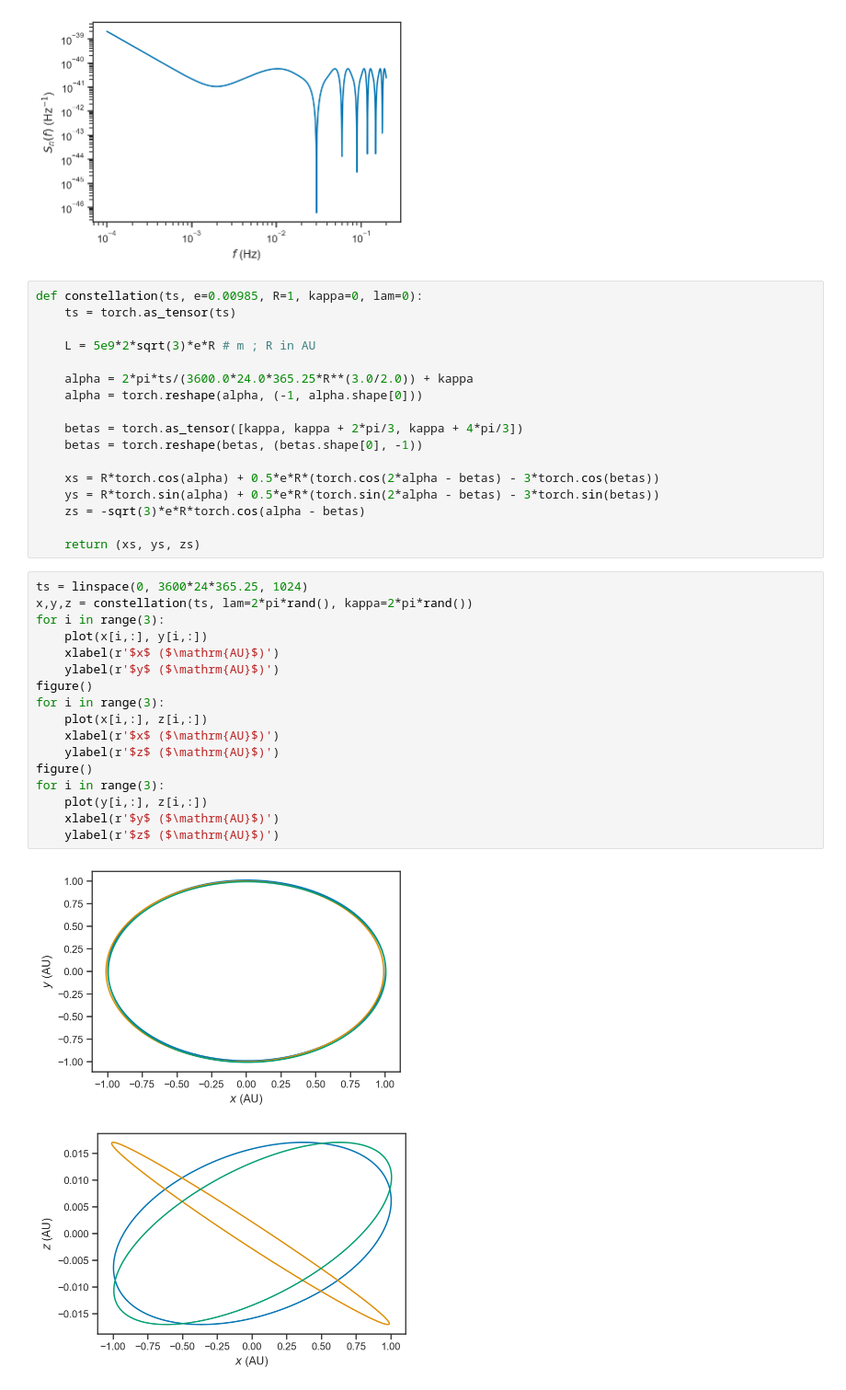
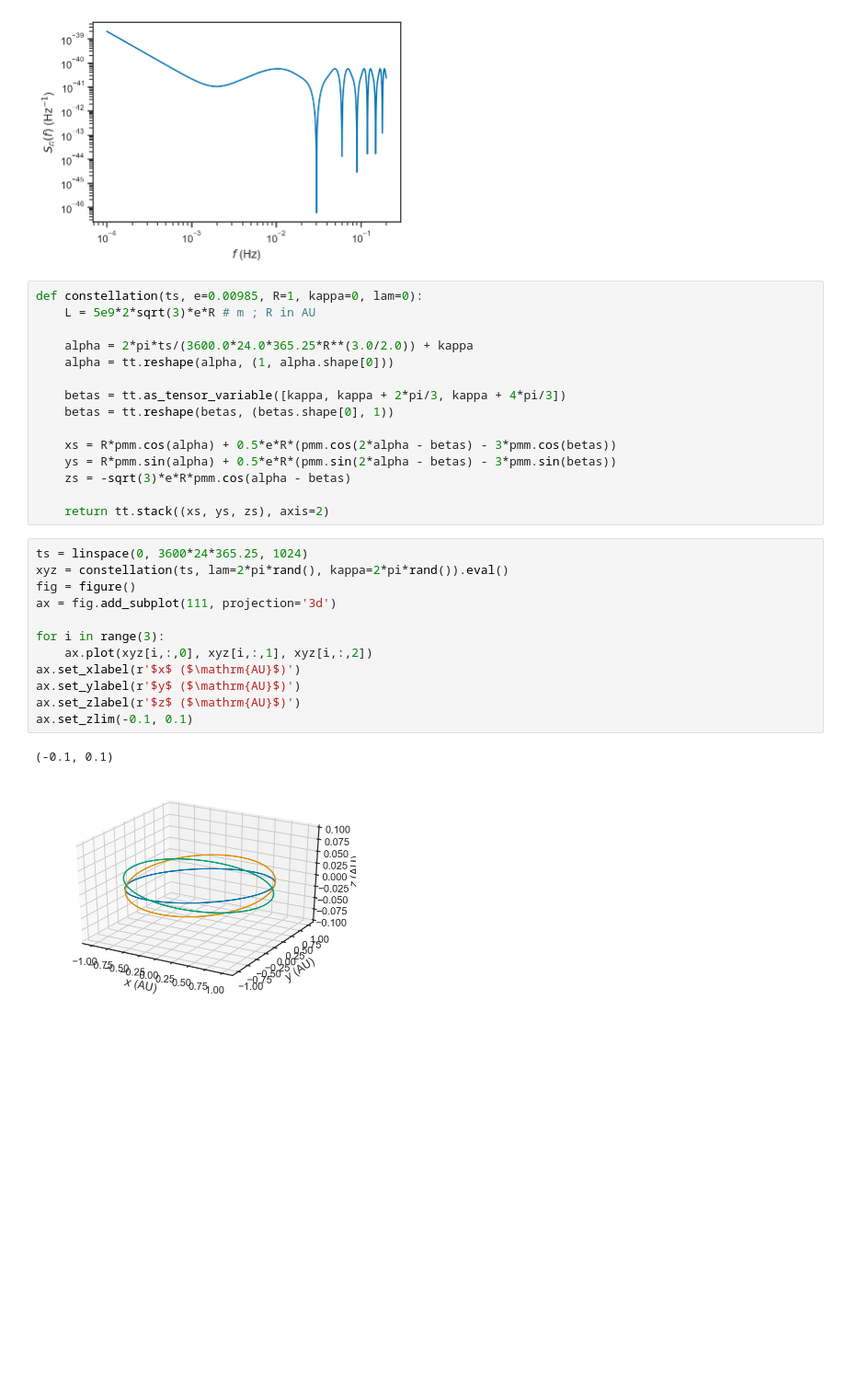
Before and after one commit to farr/GBPyro, a Jupyter notebook: LISASprint.ipynb, the cells around one changed output. Shown at 92% size. Drawn from its saved outputs; the diff is of its cells as text; blank space fills up the shorter version.

```diff
--- a/LISASprint.ipynb
+++ b/LISASprint.ipynb
@@ -38,38 +44,31 @@ Text(0, 0.5, '$S_n(f)$ ($\\mathrm{Hz}^{-1}$)')
 [figure]
 # %%
 def constellation(ts, e=0.00985, R=1, kappa=0, lam=0):
-    ts = torch.as_tensor(ts)
-
     L = 5e9*2*sqrt(3)*e*R # m ; R in AU
 
     alpha = 2*pi*ts/(3600.0*24.0*365.25*R**(3.0/2.0)) + kappa
-    alpha = torch.reshape(alpha, (-1, alpha.shape[0]))
+    alpha = tt.reshape(alpha, (1, alpha.shape[0]))
 
-    betas = torch.as_tensor([kappa, kappa + 2*pi/3, kappa + 4*pi/3])
-    betas = torch.reshape(betas, (betas.shape[0], -1))
+    betas = tt.as_tensor_variable([kappa, kappa + 2*pi/3, kappa + 4*pi/3])
+    betas = tt.reshape(betas, (betas.shape[0], 1))
 
-    xs = R*torch.cos(alpha) + 0.5*e*R*(torch.cos(2*alpha - betas) - 3*torch.cos(betas))
-    ys = R*torch.sin(alpha) + 0.5*e*R*(torch.sin(2*alpha - betas) - 3*torch.sin(betas))
-    zs = -sqrt(3)*e*R*torch.cos(alpha - betas)
+    xs = R*pmm.cos(alpha) + 0.5*e*R*(pmm.cos(2*alpha - betas) - 3*pmm.cos(betas))
+    ys = R*pmm.sin(alpha) + 0.5*e*R*(pmm.sin(2*alpha - betas) - 3*pmm.sin(betas))
+    zs = -sqrt(3)*e*R*pmm.cos(alpha - betas)
 
-    return (xs, ys, zs)
+    return tt.stack((xs, ys, zs), axis=2)
 # %%
 ts = linspace(0, 3600*24*365.25, 1024)
-x,y,z = constellation(ts, lam=2*pi*rand(), kappa=2*pi*rand())
+xyz = constellation(ts, lam=2*pi*rand(), kappa=2*pi*rand()).eval()
+fig = figure()
+ax = fig.add_subplot(111, projection='3d')
+
 for i in range(3):
-    plot(x[i,:], y[i,:])
-    xlabel(r'$x$ ($\mathrm{AU}$)')
-    ylabel(r'$y$ ($\mathrm{AU}$)')
-figure()
-for i in range(3):
-    plot(x[i,:], z[i,:])
-    xlabel(r'$x$ ($\mathrm{AU}$)')
-    ylabel(r'$z$ ($\mathrm{AU}$)')
-figure()
-for i in range(3):
-    plot(y[i,:], z[i,:])
-    xlabel(r'$y$ ($\mathrm{AU}$)')
-    ylabel(r'$z$ ($\mathrm{AU}$)')
+    ax.plot(xyz[i,:,0], xyz[i,:,1], xyz[i,:,2])
+ax.set_xlabel(r'$x$ ($\mathrm{AU}$)')
+ax.set_ylabel(r'$y$ ($\mathrm{AU}$)')
+ax.set_zlabel(r'$z$ ($\mathrm{AU}$)')
+ax.set_zlim(-0.1, 0.1)
 # %% [output]
+(-0.1, 0.1)
-[figure, old version]
+[figure, new version]
-[figure, removed]
```
Also changed, not shown: parts of 35 cells of this notebook.
